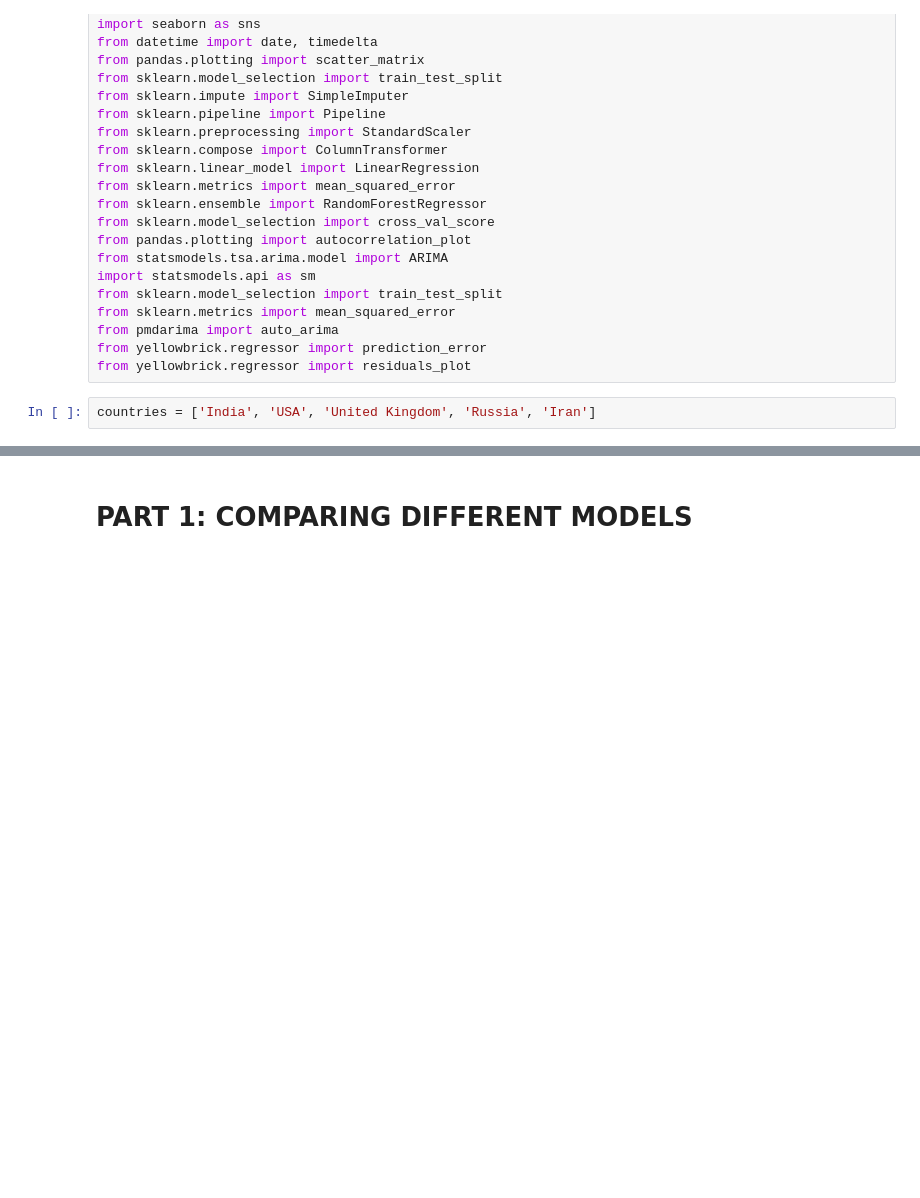
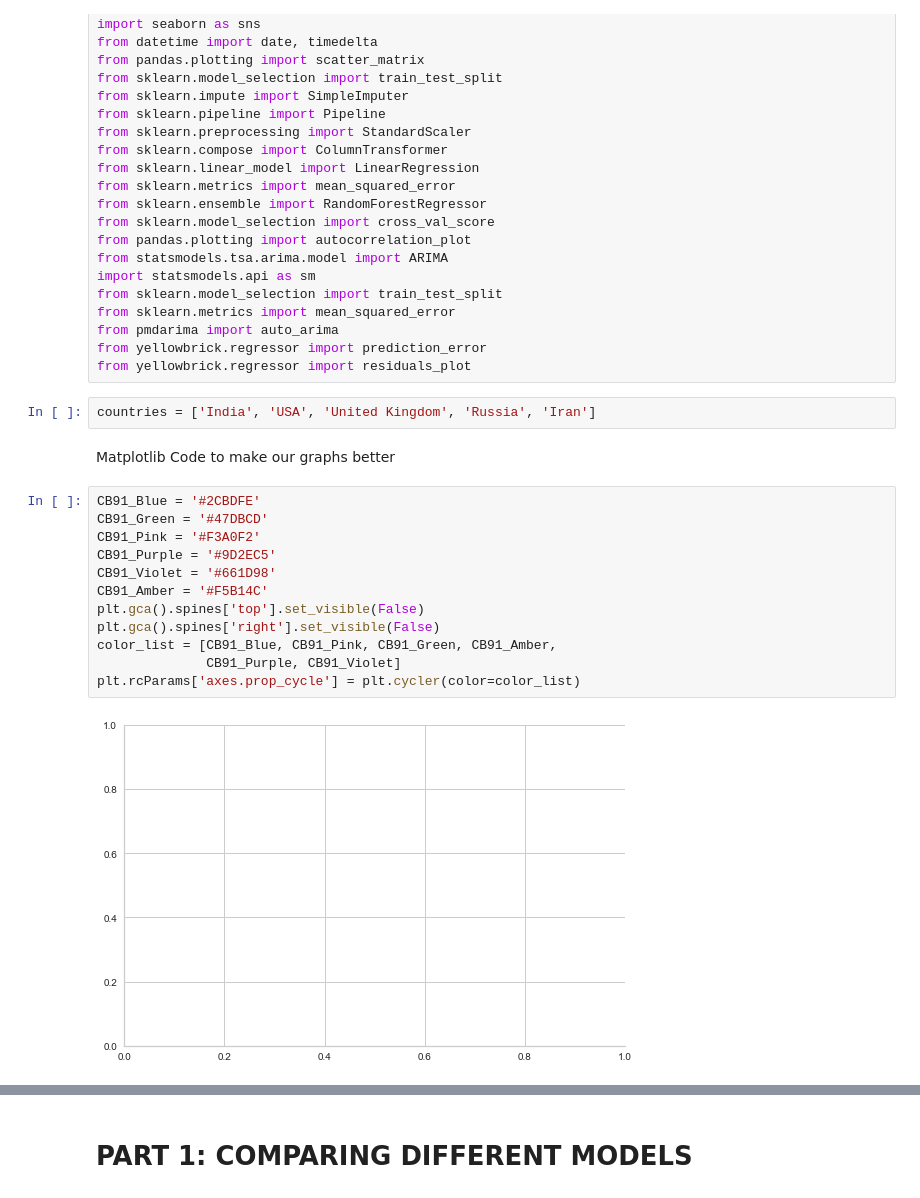
Before and after one commit to abi-2512/Covid19-Notebook, a Jupyter notebook: MINIPROJFINAL.ipynb, the cells around one changed output, grey strips where cells are left out. Drawn from its saved outputs; the diff is of its cells as text; blank space fills up the shorter version.

```diff
--- a/MINIPROJFINAL.ipynb
+++ b/MINIPROJFINAL.ipynb
@@ -32,3 +32,19 @@ from yellowbrick.regressor import prediction_error
 from yellowbrick.regressor import residuals_plot
 # %%
 countries = ['India', 'USA', 'United Kingdom', 'Russia', 'Iran']
+# %% [markdown]
+Matplotlib Code to make our graphs better
+# %%
+CB91_Blue = '#2CBDFE'
+CB91_Green = '#47DBCD'
+CB91_Pink = '#F3A0F2'
+CB91_Purple = '#9D2EC5'
+CB91_Violet = '#661D98'
+CB91_Amber = '#F5B14C'
+plt.gca().spines['top'].set_visible(False)
+plt.gca().spines['right'].set_visible(False)
+color_list = [CB91_Blue, CB91_Pink, CB91_Green, CB91_Amber,
+              CB91_Purple, CB91_Violet]
+plt.rcParams['axes.prop_cycle'] = plt.cycler(color=color_list)
+# %% [output]
+[figure, added]
```
Also changed, not shown: parts of 28 cells of this notebook.
